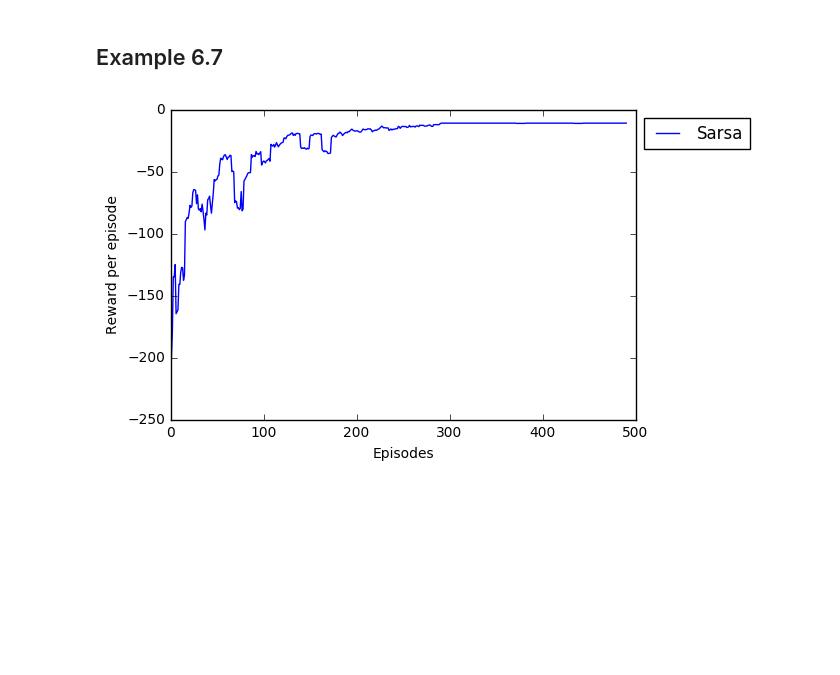
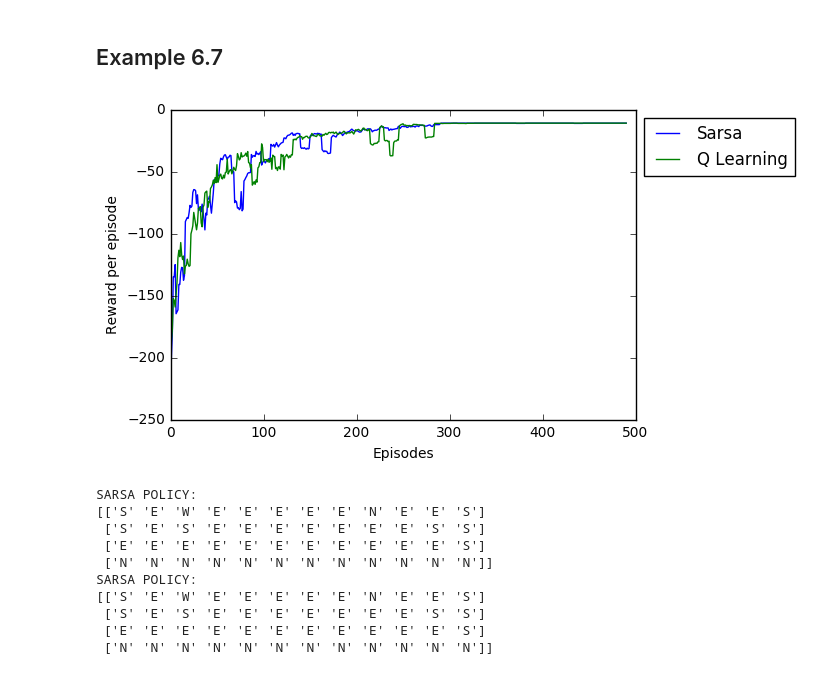
Before and after one commit to PeterMitrano/sutton_and_barto_rl, a Jupyter notebook: Sarsa and Q-Learning.ipynb, the cells around one changed output. Saved outputs shown, nothing was run; the diff lists cells and outputs as text; code cells hidden in the pictures; blank space fills up the shorter version.

Commit message:
Sarsa and q learn same policy?

```diff
--- a/Sarsa and Q-Learning.ipynb
+++ b/Sarsa and Q-Learning.ipynb
@@ -47,6 +47,39 @@ def env_step(s, a):
         r = -1
 
     return s_, r, done
+
+
+def qlearning(Pi, alpha=0.1, gamma=1, debug=False):
+    Q = np.zeros((4,12,4))
+    epsilon = 0.05
+    E = 500
+    max_steps = 100
+    rewards = []
+    for i in range(E):
+        epsilon = epsilon * 0.99
+        s = (3, 0)
+        reward = 0
+        for j in range(max_steps):
+            a = Pi(Q, s, epsilon)
+            s_, r, done = env_step(s, a)
+            if debug:
+                print(Q[s], Q[s_])
+                print(s, a, r, s_)
+            reward += r
+            a_ = Pi(Q, s_, 0)
+            Q[s[0], s[1], a] = (1 - alpha)*Q[s[0], s[1], a] + alpha*(r + gamma*Q[s_[0], s_[1], a_])
+            if debug:
+                print(Q[s])
+            s = s_
+            if done:
+                break
+
+        if debug:
+            print(reward)
+        rewards.append(reward)
+
+    return Q, rewards
+
 
 def sarsa(Pi, alpha=0.1, gamma=1, debug=False):
     Q = np.zeros((4,12,4))
@@ -76,31 +109,59 @@ def sarsa(Pi, alpha=0.1, gamma=1, debug=False):
 
         if debug:
             print(reward)
         rewards.append(reward)
 
     return Q, rewards
 
 def epsilon_greedy(Q, s, epsilon):
     if np.random.rand() < epsilon:
         a = np.random.randint(0,4)
     else:
         a_s = np.argwhere(Q[s] == np.max(Q[s]))
         a = np.random.choice(a_s.flatten())
 
     return a
 
 # https://stackoverflow.com/questions/13728392/moving-average-or-running-mean/27681394#27681394
 def running_mean(x, N):
     cumsum = np.cumsum(np.insert(x, 0, 0))
     return (cumsum[N:] - cumsum[:-N]) / N
 
+def a_to_char(a):
+    if a == 0:
+        return 'N'
+    elif a == 1:
+        return 'S'
+    elif a == 2:
+        return 'E'
+    elif a == 3:
+        return 'W'
+
 
 np.random.seed(0)
 sarsa_V, sarsa_rewards = sarsa(epsilon_greedy, debug=False)
+q_V, q_rewards = qlearning(epsilon_greedy, debug=False)
 plt.plot(running_mean(sarsa_rewards, 10), label="Sarsa")
+plt.plot(running_mean(q_rewards, 10), label="Q Learning")
 plt.ylabel("Reward per episode")
 plt.xlabel("Episodes")
 plt.legend(bbox_to_anchor=(1,1), loc=2)
 plt.show()
+
+print("SARSA POLICY:")
+pfunc = np.vectorize(a_to_char)
+print(pfunc(np.argmax(sarsa_V, axis=2)))
+print("SARSA POLICY:")
+print(pfunc(np.argmax(sarsa_V, axis=2)))
 # %% [output]
-[figure, old version]
+[figure, new version]
+SARSA POLICY:
+[['S' 'E' 'W' 'E' 'E' 'E' 'E' 'E' 'N' 'E' 'E' 'S']
+ ['S' 'E' 'S' 'E' 'E' 'E' 'E' 'E' 'E' 'E' 'S' 'S']
+ ['E' 'E' 'E' 'E' 'E' 'E' 'E' 'E' 'E' 'E' 'E' 'S']
+ ['N' 'N' 'N' 'N' 'N' 'N' 'N' 'N' 'N' 'N' 'N' 'N']]
+SARSA POLICY:
+[['S' 'E' 'W' 'E' 'E' 'E' 'E' 'E' 'N' 'E' 'E' 'S']
+ ['S' 'E' 'S' 'E' 'E' 'E' 'E' 'E' 'E' 'E' 'S' 'S']
+ ['E' 'E' 'E' 'E' 'E' 'E' 'E' 'E' 'E' 'E' 'E' 'S']
+ ['N' 'N' 'N' 'N' 'N' 'N' 'N' 'N' 'N' 'N' 'N' 'N']]
```
Also changed, not shown: 2 other files.
